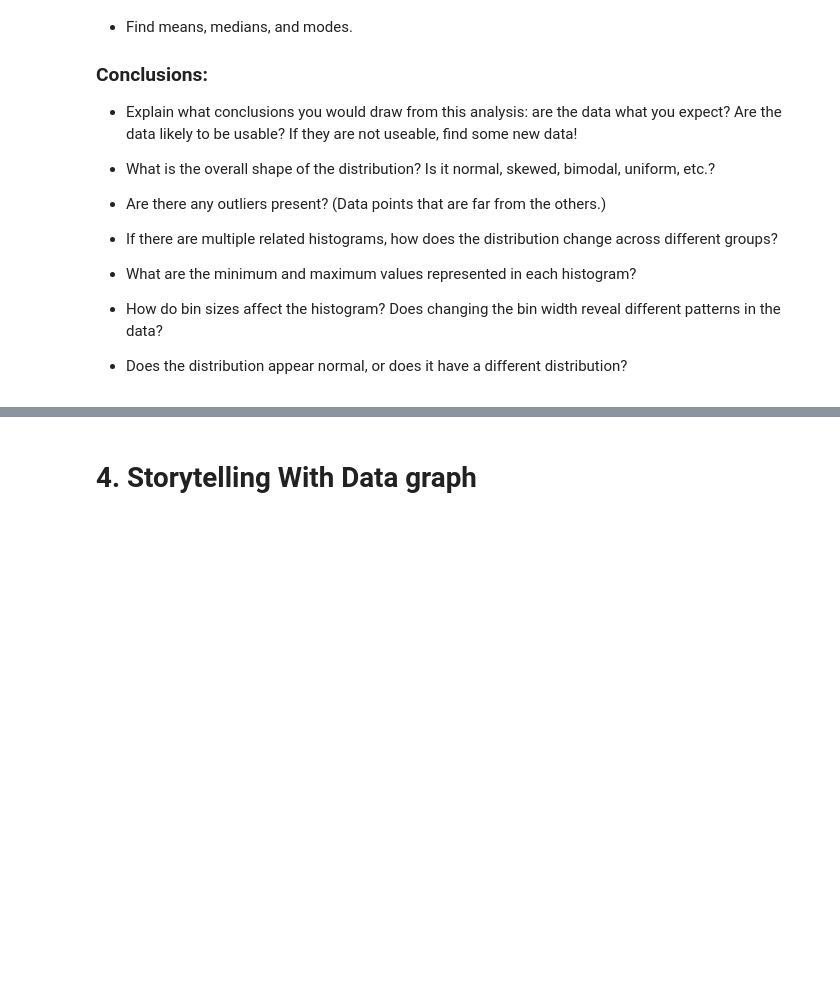
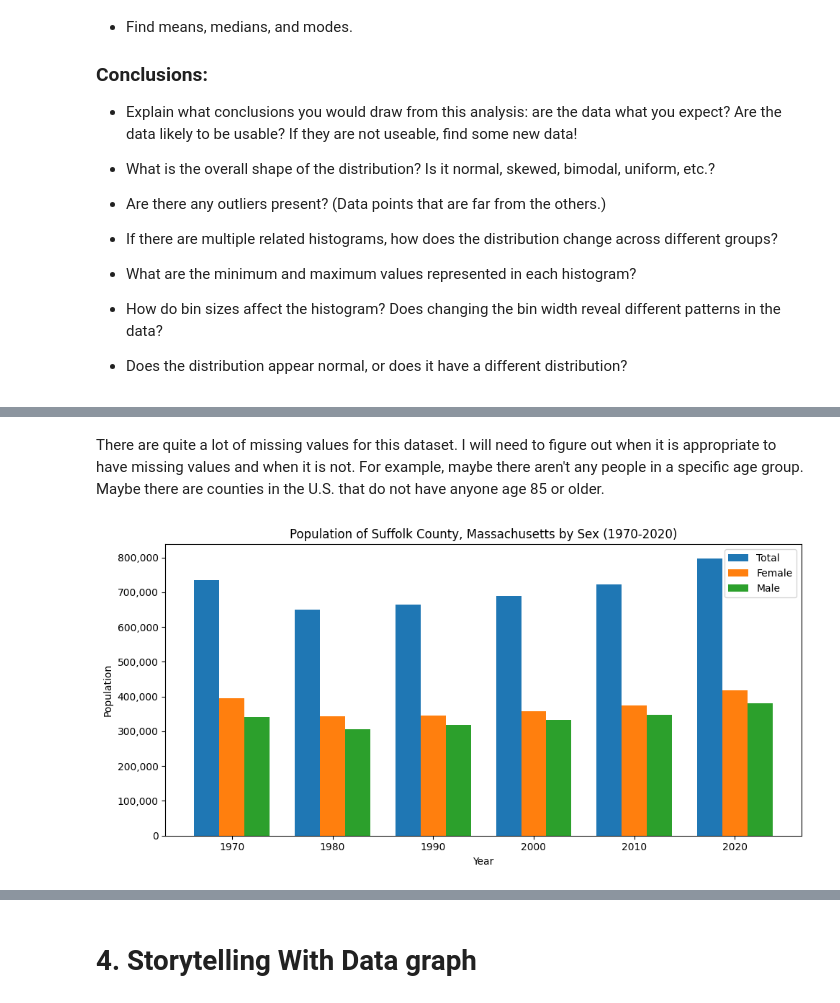
Before and after one commit to aidandig/DX699-ModB2, a Jupyter notebook: Homework/OMDS-ModB2-Week4-DiGregorio-Aidan.ipynb, the cells around one changed output, grey strips where cells are left out. Saved outputs shown, nothing was run; the diff lists cells and outputs as text; code cells hidden in the pictures; blank space fills up the shorter version.

```diff
--- a/Homework/OMDS-ModB2-Week4-DiGregorio-Aidan.ipynb
+++ b/Homework/OMDS-ModB2-Week4-DiGregorio-Aidan.ipynb
@@ -95,0 +145,3 @@ This week, you will do the same types of exercises as last week, but you should
+# %%
+demographics = pd.read_csv('../Projects/Health Disparities Analytics/Data/Demographics/census_pop_county.csv')
+demographics.head()
@@ -95,0 +368,37 @@ This week, you will do the same types of exercises as last week, but you should
+# %% [markdown]
+There are quite a lot of missing values for this dataset. I will need to figure out when it is appropriate to have missing values and when it is not. For example, maybe there aren't any people in a specific age group. Maybe there are counties in the U.S. that do not have anyone age 85 or older.
+# %%
+# For now, let's analyze Suffolk County, Massachusetts populations over time and by sex
+
+# I need to make sure that I group by state and county because there may be multiple counties with the same name throughout the US
+counties = demographics.groupby(['STATE','COUNTY']).sum(numeric_only=True)
+
+suffolk = counties.loc[('Massachusetts', 'Suffolk County')]
+years = [1970, 1980, 1990, 2000, 2010, 2020]
+
+total_pop = [suffolk[f'total_pop_{yr}'] for yr in years]
+female_pop = [suffolk[f'female_pop_{yr}'] for yr in years]
+male_pop = [suffolk[f'male_pop_{yr}'] for yr in years]
+
+x = np.arange(len(years))
+width = 0.25
+
+plt.figure(figsize=(10,5))
+
+plt.bar(x - width, total_pop, width, label='Total')
+plt.bar(x, female_pop, width, label='Female')
+plt.bar(x + width, male_pop, width, label='Male')
+
+plt.xticks(x, years)
+plt.xlabel('Year')
+plt.ylabel('Population')
+plt.title('Population of Suffolk County, Massachusetts by Sex (1970-2020)')
+plt.legend()
+
+# Format y-axis with commas
+plt.gca().yaxis.set_major_formatter(FuncFormatter(lambda x, pos: f'{int(x):,}'))
+
+plt.tight_layout()
+plt.show()
+# %% [output]
+[figure, added]
```
Also changed, not shown: parts of 30 cells of this notebook.
